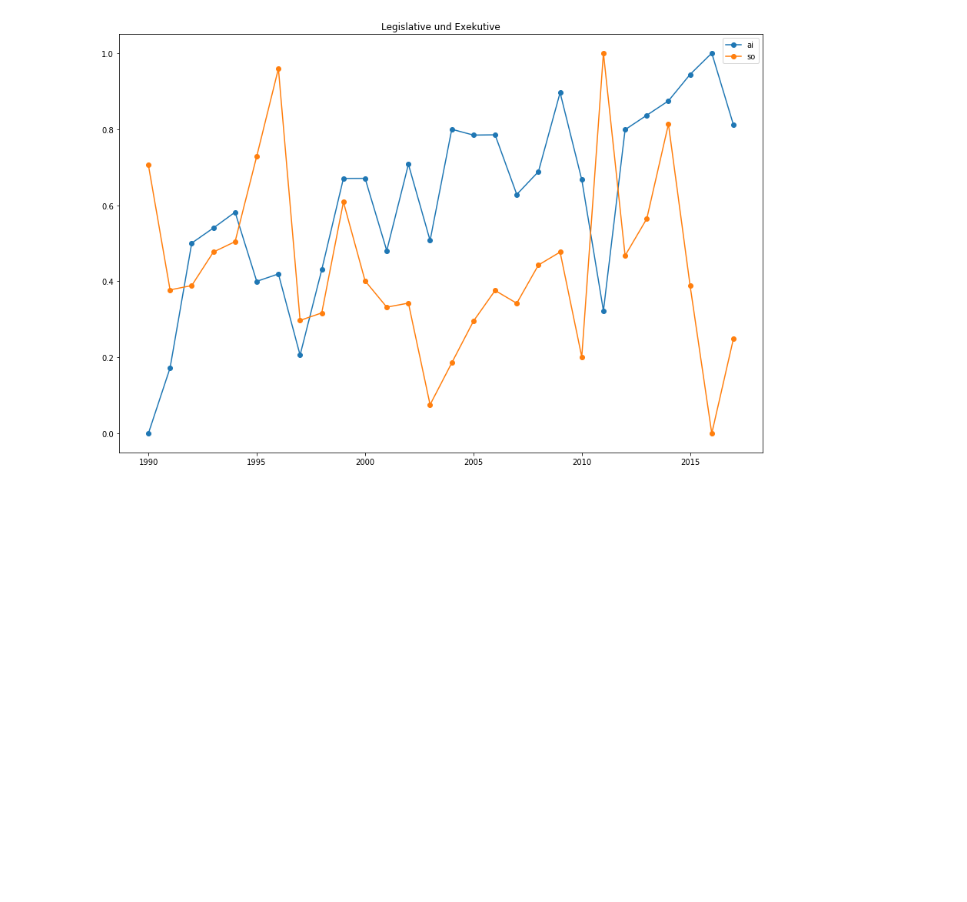
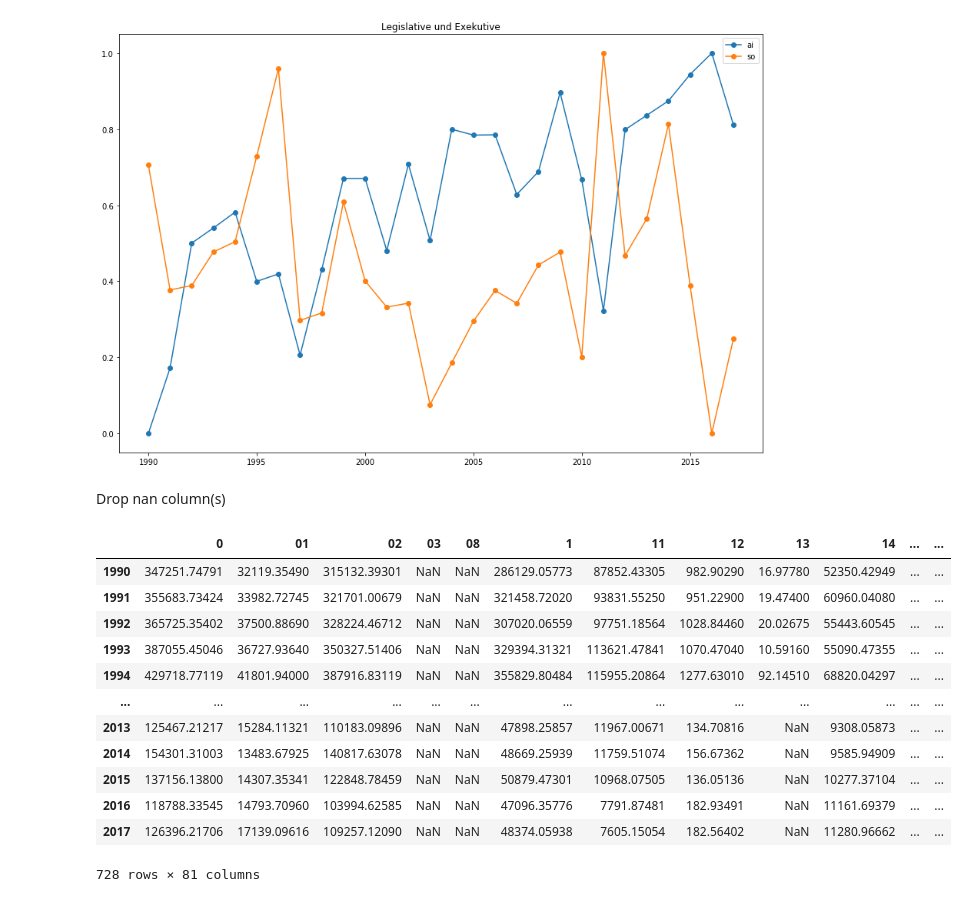
Before and after one commit to weber-chris/prettyfin, a Jupyter notebook: notebooks/data_preprocessing.ipynb, the cells around one changed output. Cells and saved outputs as stored; diff of their text form; code cells hidden in the pictures; blank space fills up the shorter version.

```diff
--- a/notebooks/data_preprocessing.ipynb
+++ b/notebooks/data_preprocessing.ipynb
@@ -10,6 +11,7 @@ import matplotlib.pyplot as plt
 ## Configurations
 # %%
 folder_raw_data = Path(os.getcwd()).parent / 'data' / 'raw'
+folder_preprocessed_data = Path(os.getcwd()).parent / 'data' / 'preprocessed'
 # %% [markdown]
 ## Load Data into Dataframes
 https://www.efv.admin.ch/efv/de/home/themen/finanzstatistik/daten.html#-826253434
@@ -237,3 +239,5 @@ plot_feature_on_multiple_cantons(df_einnahmen_all, '01', ['ai', 'so'], True)
 # %% [output]
 [figure]
 [figure]
+# %% [markdown]
+Drop nan column(s)
@@ -239,0 +250,17 @@ plot_feature_on_multiple_cantons(df_einnahmen_all, '01', ['ai', 'so'], True)
+# %%
+pd.read_csv(folder_preprocessed_data/ 'df_ausgaben_all.csv',
+            index_col=0)
+# %% [output]
+|  | 0 | 01 | 02 | 03 | 08 | 1 | 11 | 12 | 13 | 14 | ... | ... |
+| 1990 | 347251.74791 | 32119.35490 | 315132.39301 | NaN | NaN | 286129.05773 | 87852.43305 | 982.90290 | 16.97780 | 52350.42949 | ... | ... |
+| 1991 | 355683.73424 | 33982.72745 | 321701.00679 | NaN | NaN | 321458.72020 | 93831.55250 | 951.22900 | 19.47400 | 60960.04080 | ... | ... |
+| 1992 | 365725.35402 | 37500.88690 | 328224.46712 | NaN | NaN | 307020.06559 | 97751.18564 | 1028.84460 | 20.02675 | 55443.60545 | ... | ... |
+| 1993 | 387055.45046 | 36727.93640 | 350327.51406 | NaN | NaN | 329394.31321 | 113621.47841 | 1070.47040 | 10.59160 | 55090.47355 | ... | ... |
+| 1994 | 429718.77119 | 41801.94000 | 387916.83119 | NaN | NaN | 355829.80484 | 115955.20864 | 1277.63010 | 92.14510 | 68820.04297 | ... | ... |
+| ... | ... | ... | ... | ... | ... | ... | ... | ... | ... | ... | ... | ... |
+| 2013 | 125467.21217 | 15284.11321 | 110183.09896 | NaN | NaN | 47898.25857 | 11967.00671 | 134.70816 | NaN | 9308.05873 | ... | ... |
+| 2014 | 154301.31003 | 13483.67925 | 140817.63078 | NaN | NaN | 48669.25939 | 11759.51074 | 156.67362 | NaN | 9585.94909 | ... | ... |
+| 2015 | 137156.13800 | 14307.35341 | 122848.78459 | NaN | NaN | 50879.47301 | 10968.07505 | 136.05136 | NaN | 10277.37104 | ... | ... |
+| 2016 | 118788.33545 | 14793.70960 | 103994.62585 | NaN | NaN | 47096.35776 | 7791.87481 | 182.93491 | NaN | 11161.69379 | ... | ... |
+| 2017 | 126396.21706 | 17139.09616 | 109257.12090 | NaN | NaN | 48374.05938 | 7605.15054 | 182.56402 | NaN | 11280.96662 | ... | ... |
+728 rows × 81 columns
```
Also changed, not shown: parts of 10 cells of this notebook, 6 other files.
